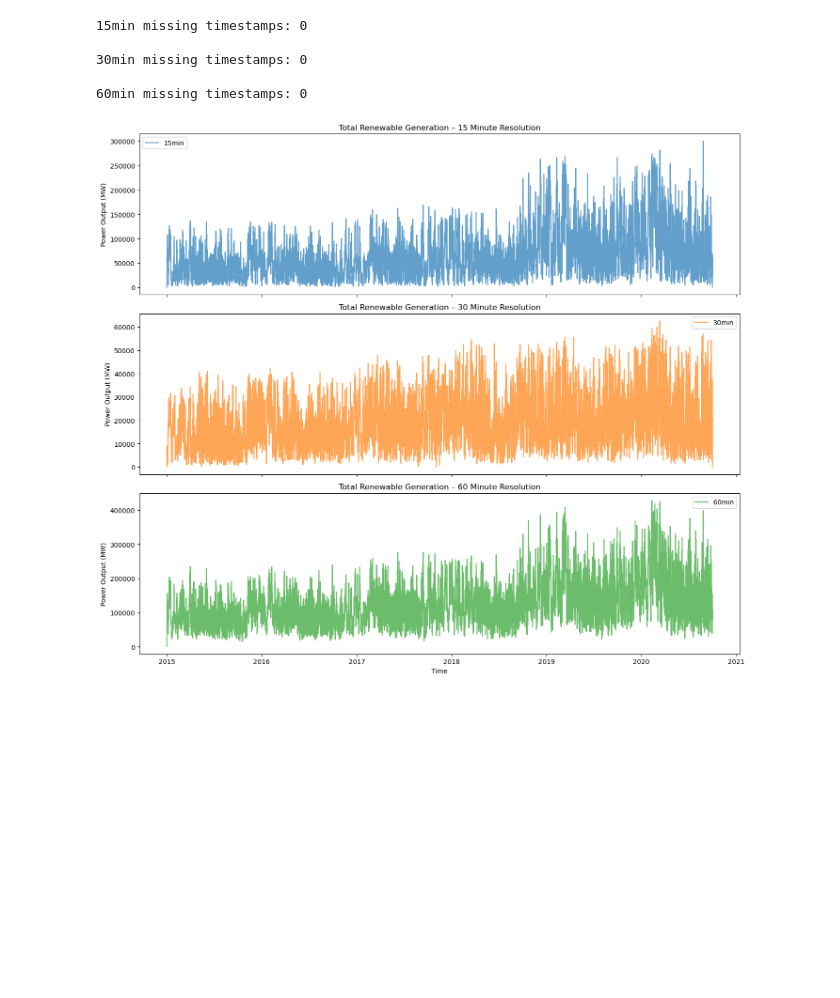
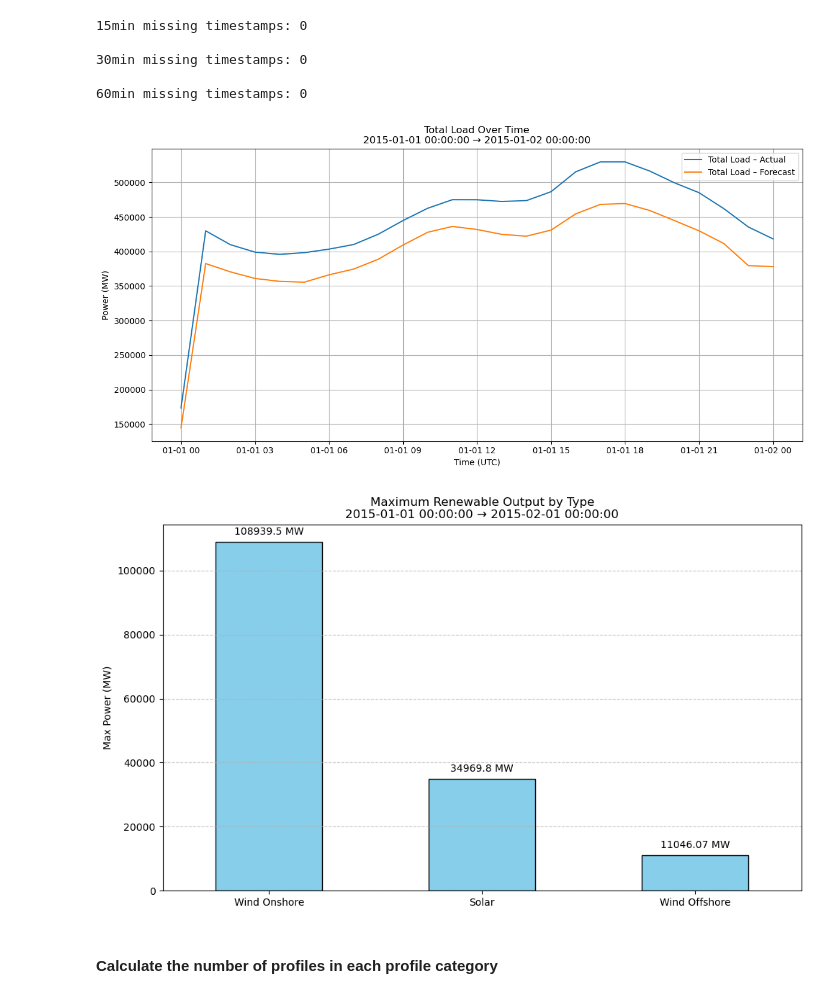
Before and after one commit to josephleonard04/power-system-data-collection-validation, a Jupyter notebook: OPSD_TimeSeries/opsd_analysis.ipynb, the cells around one changed output. Saved outputs shown, nothing was run; the diff lists cells and outputs as text; code cells hidden in the pictures; blank space fills up the shorter version.

Commit message:
Updated notebooks and added python code for plotting opsd dataset

```diff
--- a/OPSD_TimeSeries/opsd_analysis.ipynb
+++ b/OPSD_TimeSeries/opsd_analysis.ipynb
@@ -204,43 +204,35 @@ for name, df in profiles.items():
 30min missing timestamps: 0
 
 60min missing timestamps: 0
-# %%
-import matplotlib.pyplot as plt
-
-# Function to compute total wind and solar generation
-def get_total_renewable(df):
-    renewable_cols = [col for col in df.columns if
-                      '_wind_generation_actual' in col or
-                      '_wind_onshore_generation_actual' in col or
-                      '_solar_generation_actual' in col]
-    df["Total_Renewable_Generation"] = df[renewable_cols].sum(axis=1)
-    return df[["time", "Total_Renewable_Generation"]]
-
-# Compute totals
-df_15 = get_total_renewable(profiles["15min"])
-df_30 = get_total_renewable(profiles["30min"])
-df_60 = get_total_renewable(profiles["60min"])
-
-# Create 3 separate plots
-fig, axes = plt.subplots(3, 1, figsize=(14, 12), sharex=True)
-
-axes[0].plot(df_15["time"], df_15["Total_Renewable_Generation"], label="15min", color='tab:blue', alpha=0.7)
-axes[0].set_title("Total Renewable Generation – 15 Minute Resolution")
-axes[0].set_ylabel("Power Output (MW)")
-axes[0].legend()
-
-axes[1].plot(df_30["time"], df_30["Total_Renewable_Generation"], label="30min", color='tab:orange', alpha=0.7)
-axes[1].set_title("Total Renewable Generation – 30 Minute Resolution")
-axes[1].set_ylabel("Power Output (MW)")
-axes[1].legend()
-
-axes[2].plot(df_60["time"], df_60["Total_Renewable_Generation"], label="60min", color='tab:green', alpha=0.7)
-axes[2].set_title("Total Renewable Generation – 60 Minute Resolution")
-axes[2].set_ylabel("Power Output (MW)")
-axes[2].set_xlabel("Time")
-axes[2].legend()
-
-plt.tight_layout()
-plt.show()
-# %% [output]
-[figure, removed]
+# %%
+import sys
+sys.path.append("..")
+
+from utils.opsd_60min_plotter import (
+    plot_opsd_total_load_over_time,
+    plot_opsd_max_energy_by_category,
+)
+
+# File location
+fp_opsd = "raw/time_series_60min_singleindex.csv"
+
+# Total load (actual vs forecast) over a time window
+plot_opsd_total_load_over_time(
+    fp=fp_opsd,
+    start_time="2015-01-01 00:00:00",
+    end_time="2015-01-02 00:00:00",
+    max_points=300
+)
+
+# Peak renewable output (solar / wind on- & off-shore) in that window
+plot_opsd_max_energy_by_category(
+    fp=fp_opsd,
+    start_time="2015-01-01 00:00:00",
+    end_time="2015-02-01 00:00:00",
+    max_points=300
+)
+# %% [output]
+[figure, added]
+[figure, added]
+# %% [markdown]
+#### Calculate the number of profiles in each profile category
```
Also changed, not shown: parts of 2 cells of this notebook, 4 other files.
